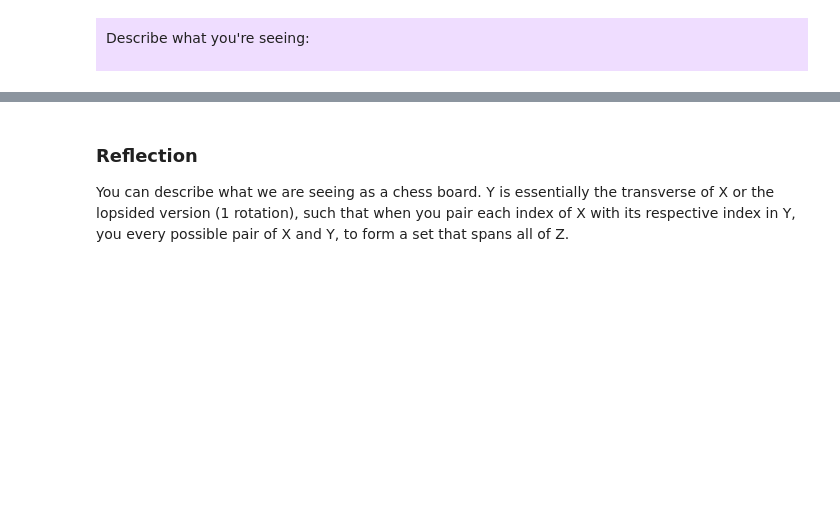
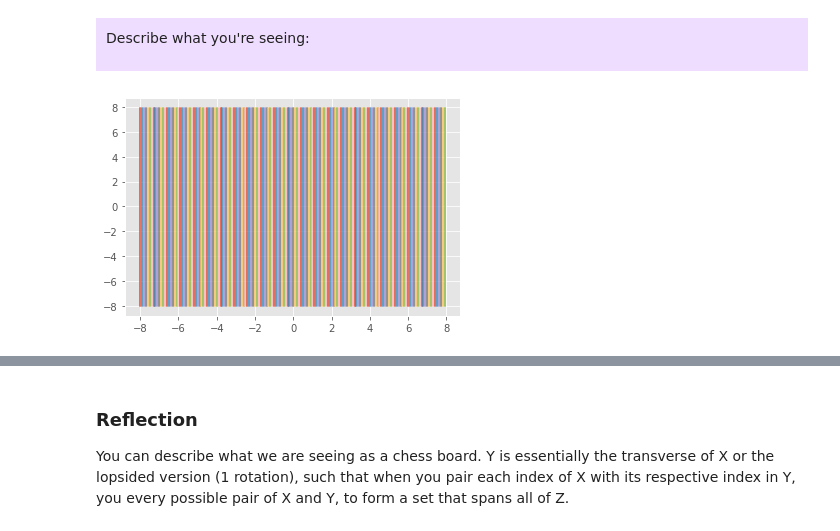
Before and after one commit to bharnav/CSC630-Machine-Learning, a Jupyter notebook: Gradients Project/project_gradients.ipynb, the cells around one changed output, grey strips where cells are left out. Drawn from its saved outputs; the diff is of its cells as text; code cells hidden in the pictures; blank space fills up the shorter version.

```diff
--- a/Gradients Project/project_gradients.ipynb
+++ b/Gradients Project/project_gradients.ipynb
@@ -147,3 +148,8 @@ Beginning of y:
 <div style="background-color: #EFDDFF; padding: 10px">
 <p>Describe what you're seeing:</p>
 </div>
+# %%
+plt.plot(X, Y)
+plt.show()
+# %% [output]
+[figure, added]
```
Also changed, not shown: parts of 8 cells of this notebook, 1 other file.
